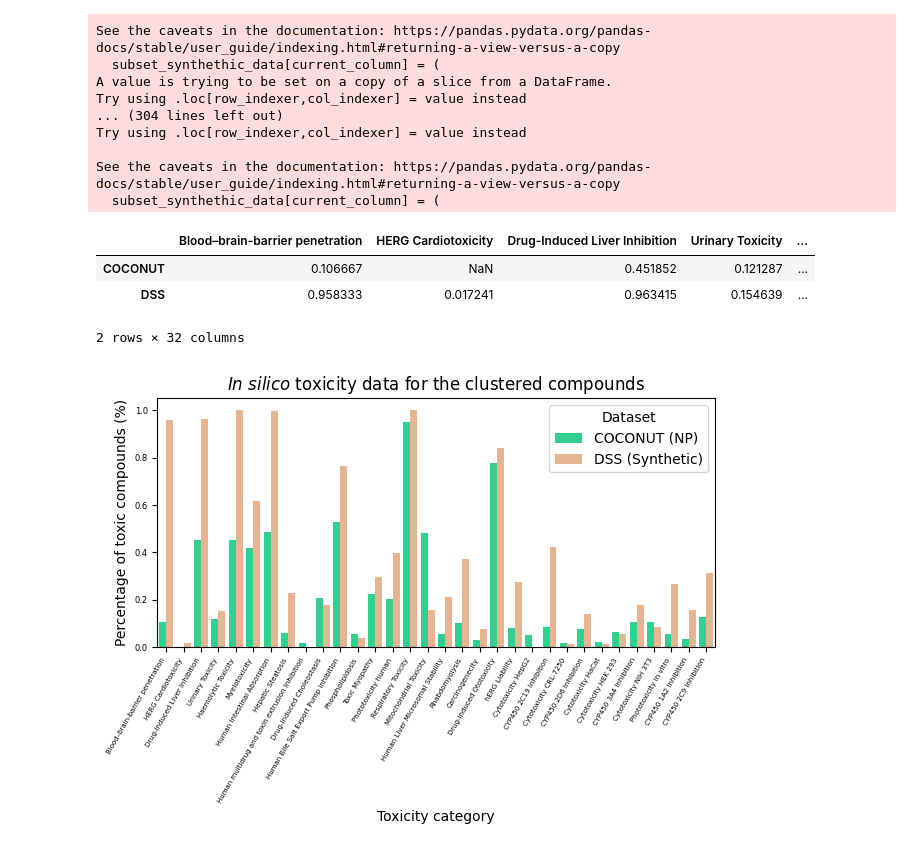
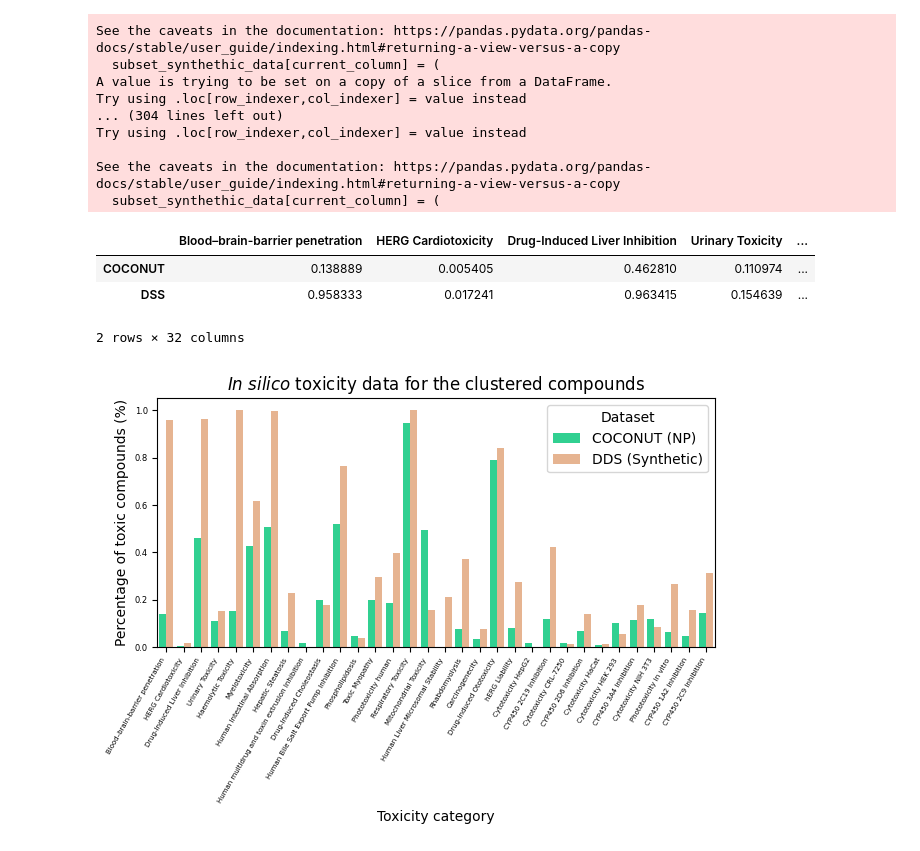
Before and after one commit to enveda/np-clinical-trials, a Jupyter notebook: notebooks/toxicity/curated_dataset_fpadmet.ipynb, the cells around one changed output. Saved outputs shown, nothing was run; the diff lists cells and outputs as text; code cells hidden in the pictures.

```diff
--- a/notebooks/toxicity/curated_dataset_fpadmet.ipynb
+++ b/notebooks/toxicity/curated_dataset_fpadmet.ipynb
@@ -51,10 +47,10 @@ Synthetic     50063
 Name: count, dtype: int64
 # %%
 scaled_synthetic, synthetic_ids = process_subset(
-    full_fingerprints_df, current_subset="Synthetic"
+    full_fingerprints_df, current_subset="DDS"
 )
 scaled_coconut, coconut_ids = process_subset(
-    full_fingerprints_df, current_subset="Coconut", sampling=True
+    full_fingerprints_df, current_subset="COCONUT", sampling=True
 )
 # %%
 def cluster_size_driven_hierarchical_clustering(input_data, minimum_cluster_size=10):
@@ -306,7 +302,7 @@ for current_column in usable_columns:
     synthetic_absolute_subset = subset_synthethic_data[current_column].value_counts()
 
     combined_subset = pd.concat(
-        [coconut_subset, synthetic_subset], keys=["COCONUT", "DSS"], axis=1
+        [coconut_subset, synthetic_subset], keys=["COCONUT", "DDS"], axis=1
     )
     if list(combined_subset.index) == ["negative", "positive"]:
         combined_subset.index = ["Negative", "Positive"]
@@ -336,13 +332,10 @@ See the caveats in the documentation: https://pandas.pydata.org/pandas-docs/stab
 positive_dataframe
 # %% [output]
 |  | Blood–brain-barrier penetration | HERG Cardiotoxicity | Drug-Induced Liver Inhibition | Urinary Toxicity | ... |
-| COCONUT | 0.106667 | NaN | 0.451852 | 0.121287 | ... |
+| COCONUT | 0.138889 | 0.005405 | 0.462810 | 0.110974 | ... |
 | DSS | 0.958333 | 0.017241 | 0.963415 | 0.154639 | ... |
 2 rows × 32 columns
 # %%
-import seaborn as sns
-import matplotlib.pyplot as plt
-
 # Reshape the DataFrame for seaborn
 reshaped_dataframe = positive_dataframe.reset_index().melt(
     id_vars="index", var_name="Toxicity Category", value_name="Percentage"
@@ -352,7 +345,7 @@ reshaped_dataframe = positive_dataframe.reset_index().melt(
 colors = ["#16EB96", "#F4B183"]
 renamed_categories = {
     "COCONUT": "COCONUT (NP)",
-    "DSS": "DSS (Synthetic)",
+    "DDS": "DDS (Synthetic)",
 }
 reshaped_dataframe["index"] = reshaped_dataframe["index"].map(renamed_categories)
 reshaped_dataframe = reshaped_dataframe.rename(
@@ -363,31 +356,31 @@ ax = sns.barplot(
     x="Toxicity category",
     y="Percentage",
     hue="index",
     data=reshaped_dataframe,
     palette=colors,
 )
 
 # Adding labels and title
 ax.set_ylabel("Percentage of toxic compounds (%)")
 ax.set_title("$\it{In}$ $\it{silico}$ toxicity data for the clustered compounds")
 
 # Adding legend
 ax.legend(title="Dataset")
 
 # Rotate x-axis labels
 ax.set_xticklabels(
     ax.get_xticklabels(), rotation=60, horizontalalignment="right", fontsize=5
 )
 
 # Change yticks size
 ax.tick_params(axis="y", labelsize=6)
 
 # Adjust layout for better alignment
 plt.tight_layout()
 
 plt.savefig("figure4B.png", format="png", dpi=600)
 
 # Show the plot
 plt.show()
 # %% [output]
-[figure, old version]
+[figure, new version]
```
Also changed, not shown: parts of 2 cells of this notebook, 3 other files.
